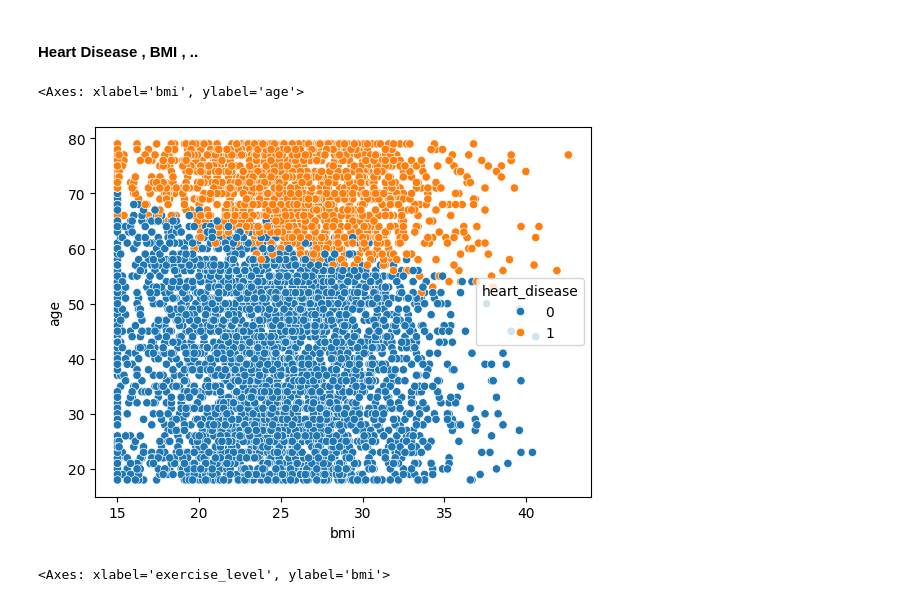
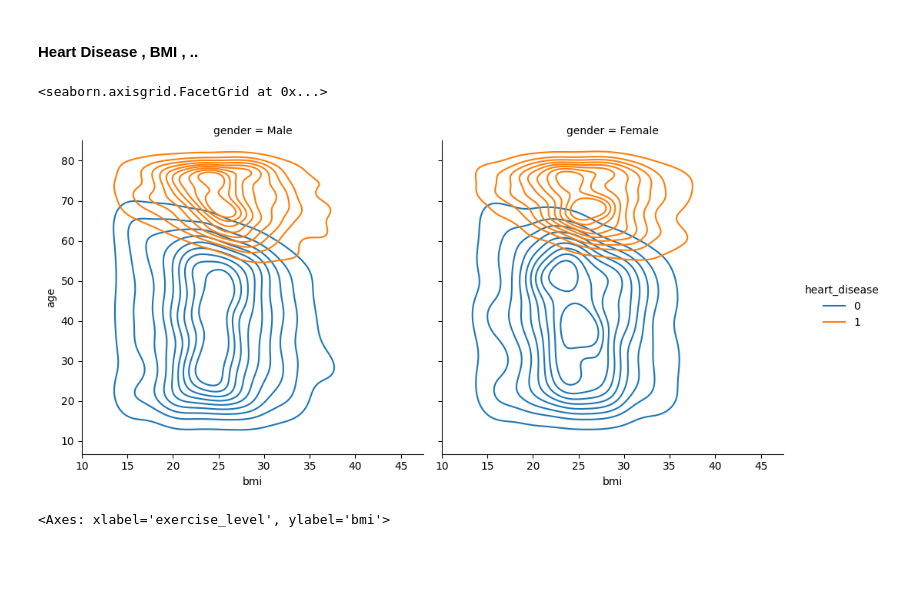
Before and after one commit to ChickenMan-1080/ML-Logistic-Regression, a Jupyter notebook: ML-SmartHealthCare_and_LifeStyle/Smart_Health_Care_LifeStyle.ipynb, the cells around one changed output. Cells and saved outputs as stored; diff of their text form; code cells hidden in the pictures; blank space fills up the shorter version.

```diff
--- a/ML-SmartHealthCare_and_LifeStyle/Smart_Health_Care_LifeStyle.ipynb
+++ b/ML-SmartHealthCare_and_LifeStyle/Smart_Health_Care_LifeStyle.ipynb
@@ -218,10 +218,17 @@ sns.countplot(data=df,x='stroke',hue='gender')
 # %% [markdown]
 #### Heart Disease , BMI , ..
 # %%
-sns.scatterplot(data=df, x='bmi', y='age',hue='heart_disease')
+sns.displot(
+    data=df,
+    x='bmi',
+    y='age',
+    hue='heart_disease',
+    col='gender',
+    kind='kde'
+    )
 # %% [output]
-<Axes: xlabel='bmi', ylabel='age'>
+<seaborn.axisgrid.FacetGrid at 0x...>
-[figure, old version]
+[figure, new version]
 # %%
 sns.boxplot(
     data=df ,
```
Also changed, not shown: parts of 17 cells of this notebook.
